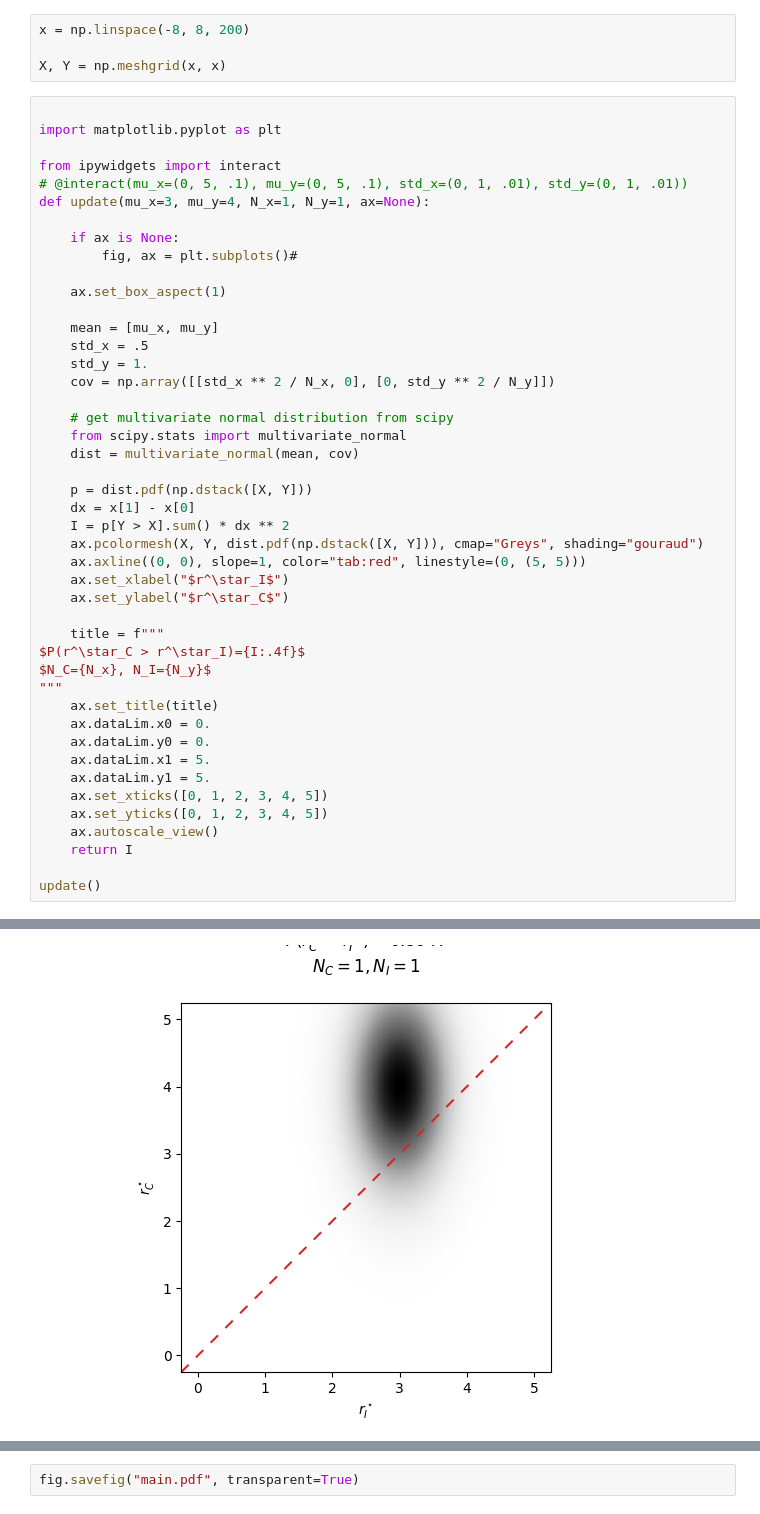
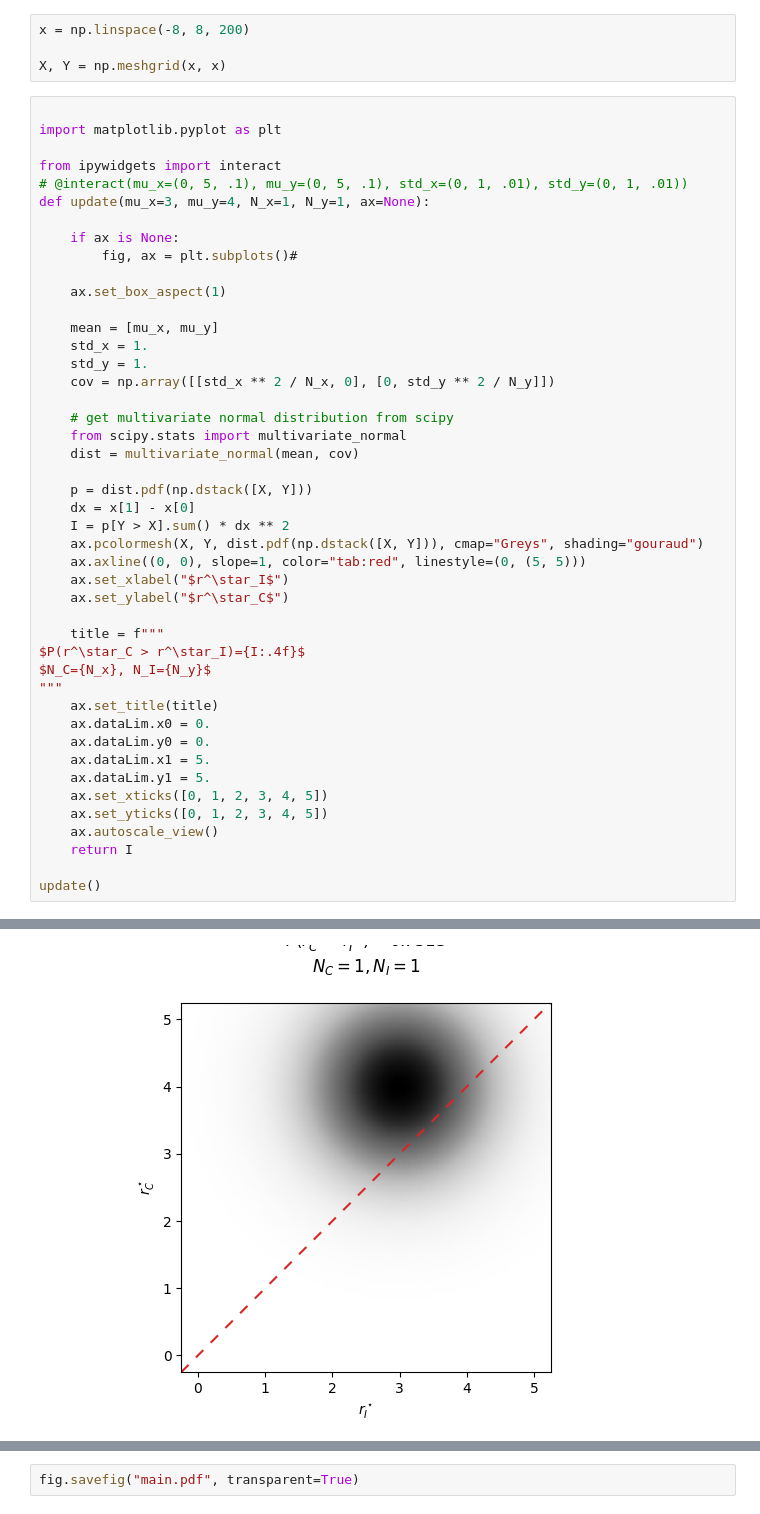
Before and after one commit to japhba/japhba.github.io, a Jupyter notebook: content/post/google_maps/main.ipynb, the cells around one changed output, grey strips where cells are left out. Drawn from its saved outputs; the diff is of its cells as text.

Commit message:
Update plot.

```diff
--- a/content/post/google_maps/main.ipynb
+++ b/content/post/google_maps/main.ipynb
@@ -20,7 +20,7 @@ def update(mu_x=3, mu_y=4, N_x=1, N_y=1, ax=None):
     ax.set_box_aspect(1)
 
     mean = [mu_x, mu_y]
-    std_x = .5
+    std_x = 1.
     std_y = 1.
     cov = np.array([[std_x ** 2 / N_x, 0], [0, std_y ** 2 / N_y]])
 
@@ -56,4 +56,4 @@ update()
-[figure, old version]
+[figure, new version]
 # %%
 mu_x = [3, 4]
 mu_y = 4.
```
Also changed, not shown: parts of 2 cells of this notebook, 3 other files.
